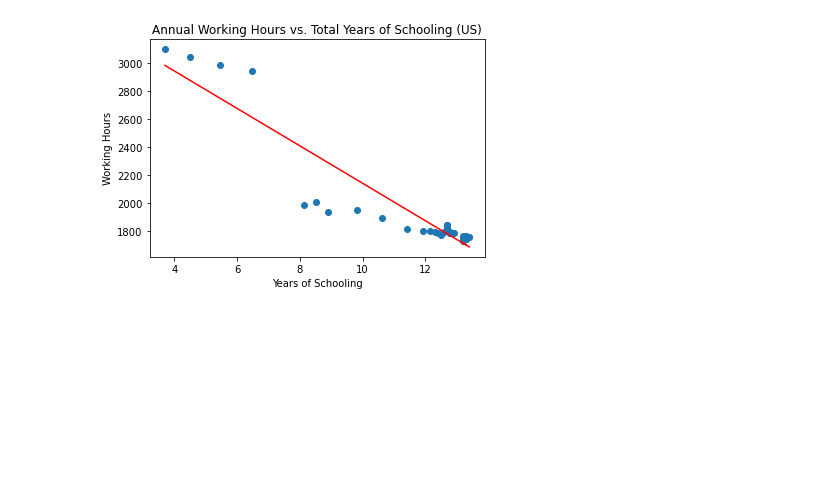
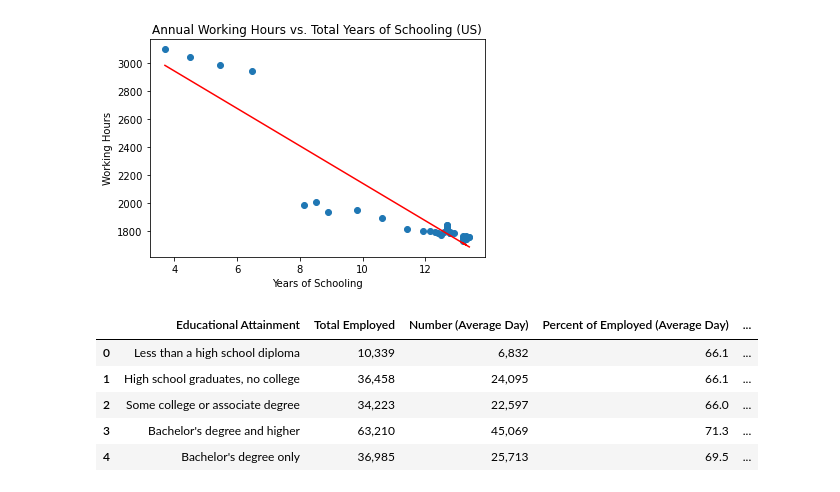
Before and after one commit to kkirstan/Quality-of-Life-vs.-Working-Hours-in-the-U.S., a Jupyter notebook: Edu_Analysis/Education.ipynb, the cells around one changed output. Saved outputs shown, nothing was run; the diff lists cells and outputs as text; code cells hidden in the pictures; blank space fills up the shorter version.

```diff
--- a/Edu_Analysis/Education.ipynb
+++ b/Edu_Analysis/Education.ipynb
@@ -61,3 +61,13 @@ The regression line equation is: y = -133.39x +3474.69
 The correlation coefficient (r) is: -0.9269304430483828
 The r-squared is: 0.8592000462498712
 [figure]
+# %%
+#Import new dataset analyzing hours worked by educational attainment
+edu_level.head()
+# %% [output]
+|  | Educational Attainment | Total Employed | Number (Average Day) | Percent of Employed (Average Day) | ... |
+| 0 | Less than a high school diploma | 10,339 | 6,832 | 66.1 | ... |
+| 1 | High school graduates, no college | 36,458 | 24,095 | 66.1 | ... |
+| 2 | Some college or associate degree | 34,223 | 22,597 | 66.0 | ... |
+| 3 | Bachelor's degree and higher | 63,210 | 45,069 | 71.3 | ... |
+| 4 | Bachelor's degree only | 36,985 | 25,713 | 69.5 | ... |
```
Also changed, not shown: parts of 11 cells of this notebook, 2 other files.
